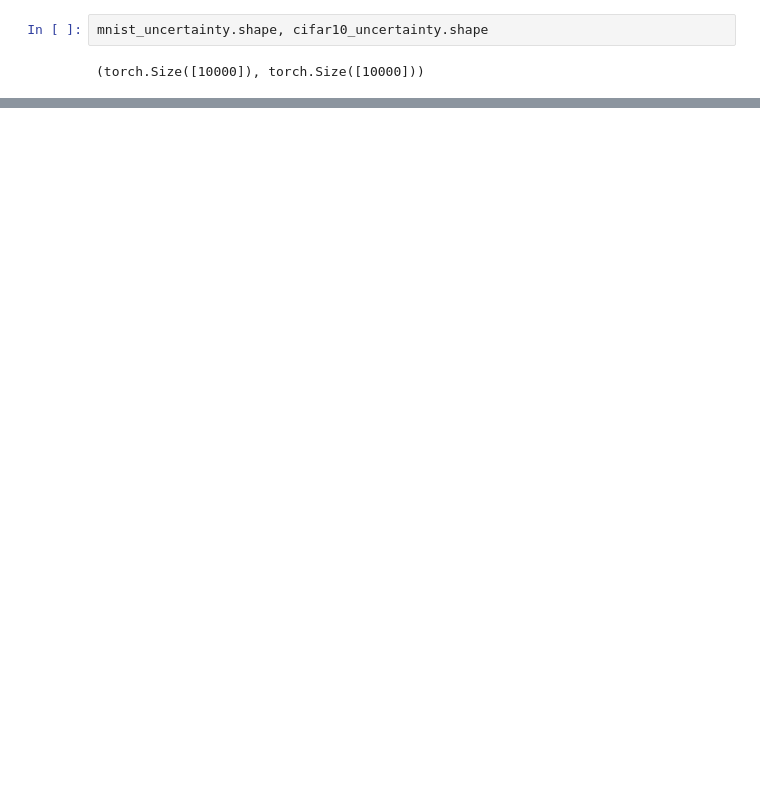
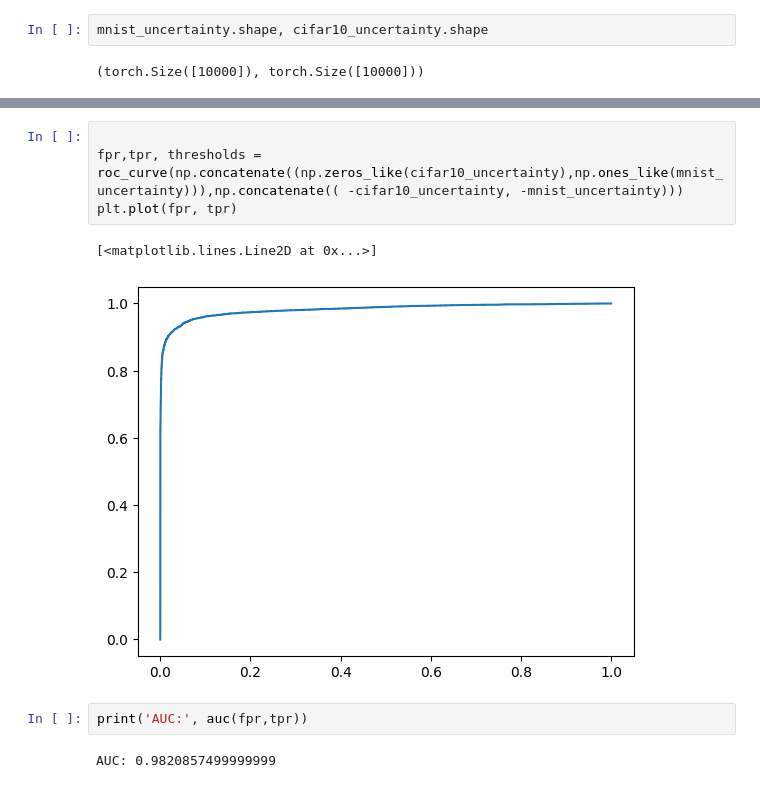
Before and after one commit to JuliusKoerner/OOD, a Jupyter notebook: monte_carlo_baysian.ipynb, the cells around one changed output, grey strips where cells are left out. Cells and saved outputs as stored; diff of their text form; blank space fills up the shorter version.

```diff
--- a/monte_carlo_baysian.ipynb
+++ b/monte_carlo_baysian.ipynb
@@ -115 +121,12 @@ Statistic: -95.70196625468928
 P-value: 0.0
+# %%
+
+fpr,tpr, thresholds = roc_curve(np.concatenate((np.zeros_like(cifar10_uncertainty),np.ones_like(mnist_uncertainty))),np.concatenate(( -cifar10_uncertainty, -mnist_uncertainty)))
+plt.plot(fpr, tpr)
+# %% [output]
+[<matplotlib.lines.Line2D at 0x...>]
+[figure, added]
+# %%
+print('AUC:', auc(fpr,tpr))
+# %% [output]
+AUC: 0.9820857499999999
```
Also changed, not shown: parts of 8 cells of this notebook, 5 other files.
